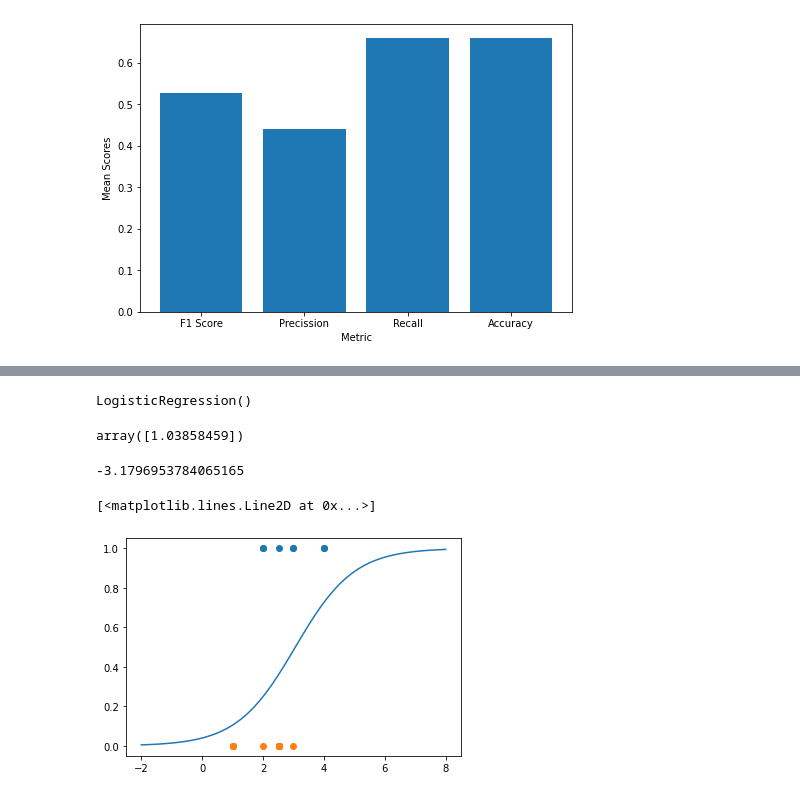
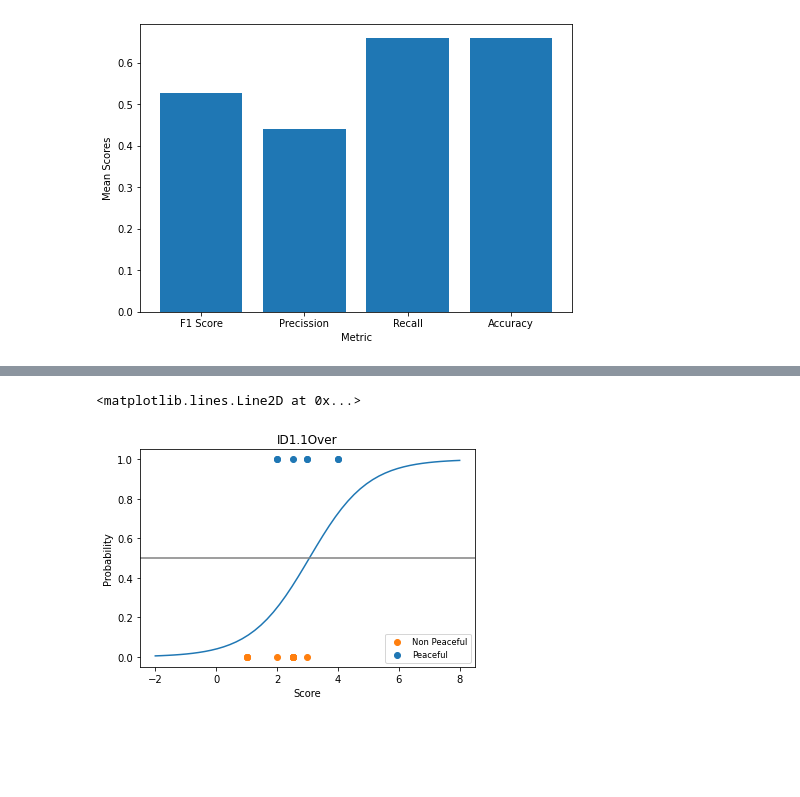
Before and after one commit to knarfamlap/Peace_System, a Jupyter notebook: keys.ipynb, the cells around one changed output, grey strips where cells are left out. Drawn from its saved outputs; the diff is of its cells as text; code cells hidden in the pictures; blank space fills up the shorter version.

```diff
--- a/keys.ipynb
+++ b/keys.ipynb
@@ -252,16 +265,0 @@ array([3.        , 1.        , 2.53225806, 1.        , 2.        ,
-# %%
-# init logistic regression
-logreg = LogisticRegression()
-# fit model
-logreg.fit(np.array(X_train['ID1.1Over']).reshape(-1, 1), y_train)
-# prediction for the current dataset
-# %% [output]
-LogisticRegression()
-# %%
-logreg.coef_[0]
-# %% [output]
-array([1.03858459])
-# %%
-logreg.intercept_[0]
-# %% [output]
--3.1796953784065165
@@ -272,14 +266,18 @@ df = pd.DataFrame({'ID1.1Over': X_train['ID1.1Over'], 'target': y_train},)
-# %%
-non_peaceful = df[df['target'] == 0]
-peaceful = df[df['target'] == 1]
 # %%
 plt.figure()
 plt.clf()
 plt.scatter(non_peaceful['ID1.1Over'],non_peaceful['target'], c='tab:orange', zorder=20)
 plt.scatter(peaceful['ID1.1Over'], peaceful['target'], c='tab:blue', zorder=20)
+plt.legend(('Non Peaceful', 'Peaceful'),
+           loc="lower right", fontsize='small')
 
 loss = scipy.special.expit(np.linspace(-2, 8) * logreg.coef_ + logreg.intercept_).ravel()
+
 plt.plot(np.linspace(-2, 8), loss)
+plt.ylabel('Probability')
+plt.xlabel('Score')
+plt.title('ID1.1Over')
+plt.axhline(0.5, color='.5')
 # %% [output]
-[<matplotlib.lines.Line2D at 0x...>]
+<matplotlib.lines.Line2D at 0x...>
-[figure, old version]
+[figure, new version]
```
Also changed, not shown: parts of 8 cells of this notebook, 1 other file.
